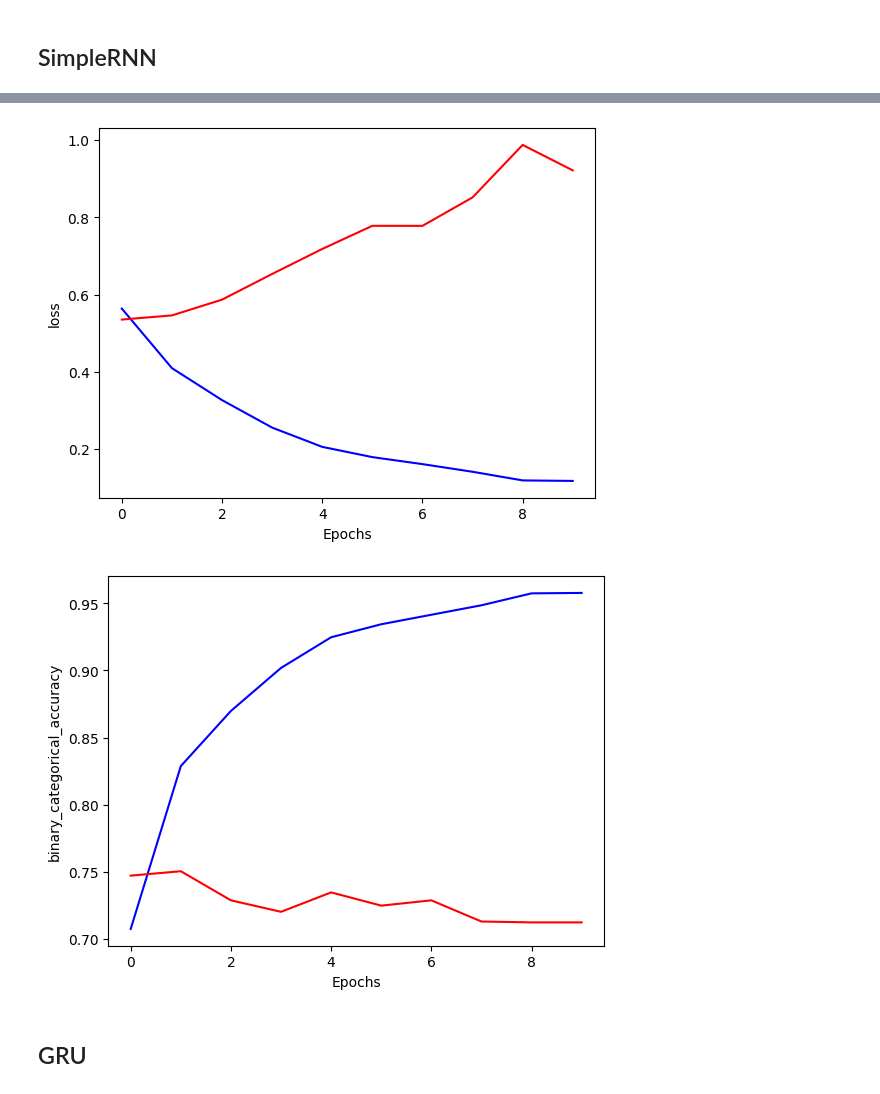
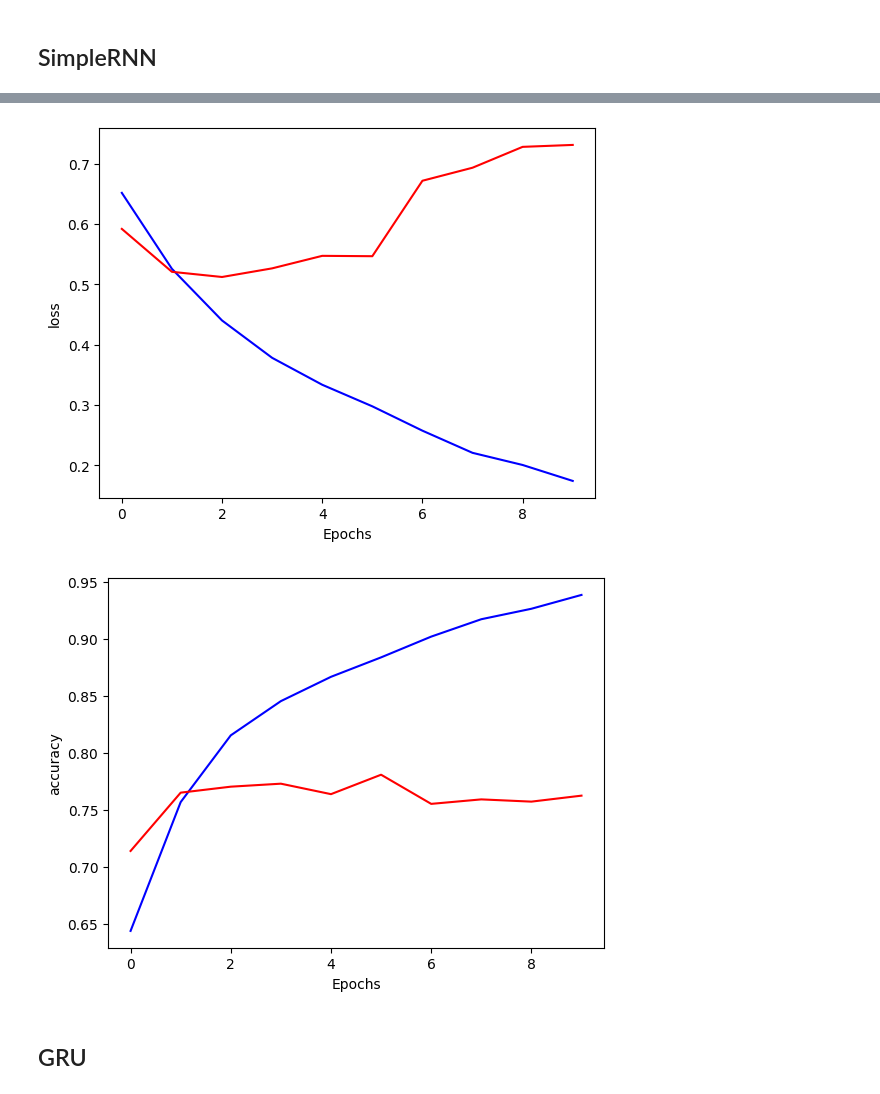
Before and after one commit to Stylomines/Disaster_Tweets, a Jupyter notebook: disaster_tweets.ipynb, the cells around one changed output, grey strips where cells are left out. Drawn from its saved outputs; the diff is of its cells as text; code cells hidden in the pictures.

Commit message:
updating models and predictions

```diff
--- a/disaster_tweets.ipynb
+++ b/disaster_tweets.ipynb
@@ -320,16 +280,15 @@ plt.show()
 ## SimpleRNN
 # %%
 vocab_size = tokenizer.num_words
-model = tf.keras.Sequential([
+model_rnn = tf.keras.Sequential([
                   # Word Embedding layer
-                  tf.keras.layers.Embedding(vocab_size+1, 64, input_shape=[tweet.shape[1],],name="embedding"),
+                  tf.keras.layers.Embedding(vocab_size+1, 32, input_shape=[tweet.shape[1],],name="embedding"),
                   # Gobal average pooling
-                  tf.keras.layers.SimpleRNN(units=64, return_sequences=True), # maintains the sequential nature
-                  tf.keras.layers.SimpleRNN(units=32, return_sequences=False), # returns the last output
+                  tf.keras.layers.SimpleRNN(units=32, return_sequences=True), # maintains the sequential nature
+                  tf.keras.layers.SimpleRNN(units=16, return_sequences=False), # returns the last output
                   # Dense layers once the data is flat
-                  # tf.keras.layers.Dense(16, activation='relu'),
-                  # tf.keras.layers.Dense(8, activation='relu'),
-
+                  tf.keras.layers.Dense(16, activation='relu'),
+                  tf.keras.layers.Dense(8, activation='relu'),
                   # output layer with as many neurons as the number of classes
                   # for the target variable and softmax activation
                   tf.keras.layers.Dense(1, activation="sigmoid")
@@ -337,11 +316,11 @@ model = tf.keras.Sequential([
 # %%
 optimizer= tf.keras.optimizers.Adam()
 
-model.compile(optimizer=optimizer,
-              loss=tf.keras.losses.BinaryCrossentropy(),
-              metrics=[tf.keras.metrics.BinaryAccuracy()])
+model_rnn.compile(optimizer=optimizer,
+                loss=tf.keras.losses.BinaryCrossentropy(),
+                metrics=['accuracy'])
 # %%
-history = model.fit(train_batch,
+history_rnn = model_rnn.fit(train_batch,
                     epochs=10,
                     validation_data=val_batch)
 # %% [output]
@@ -368,21 +347,19 @@ Epoch 10/10
 # %%
-import matplotlib.pyplot as plt
-
 # Visualization of the training process on the loss function
-plt.plot(history.history["loss"], color="b")
-plt.plot(history.history["val_loss"], color="r")
+plt.plot(history_rnn.history["loss"], color="b")
+plt.plot(history_rnn.history["val_loss"], color="r")
 plt.ylabel("loss")
 plt.xlabel("Epochs")
 plt.show()
 # %% [output]
-[figure, old version]
+[figure, new version]
 # %%
 # Visualization of accuracy training
-plt.plot(history.history["binary_accuracy"], color="b")
-plt.plot(history.history["val_binary_accuracy"], color="r")
-plt.ylabel("binary_categorical_accuracy")
+plt.plot(history_rnn.history["accuracy"], color="b")
+plt.plot(history_rnn.history["val_accuracy"], color="r")
+plt.ylabel("accuracy")
 plt.xlabel("Epochs")
 plt.show()
 # %% [output]
-[figure, old version]
+[figure, new version]
 # %%
```
Also changed, not shown: parts of 51 cells of this notebook, 5 other files.
